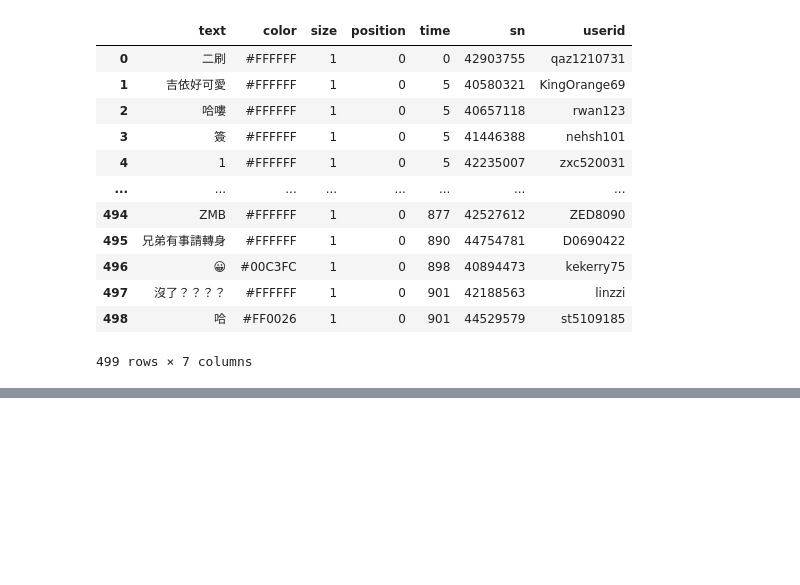
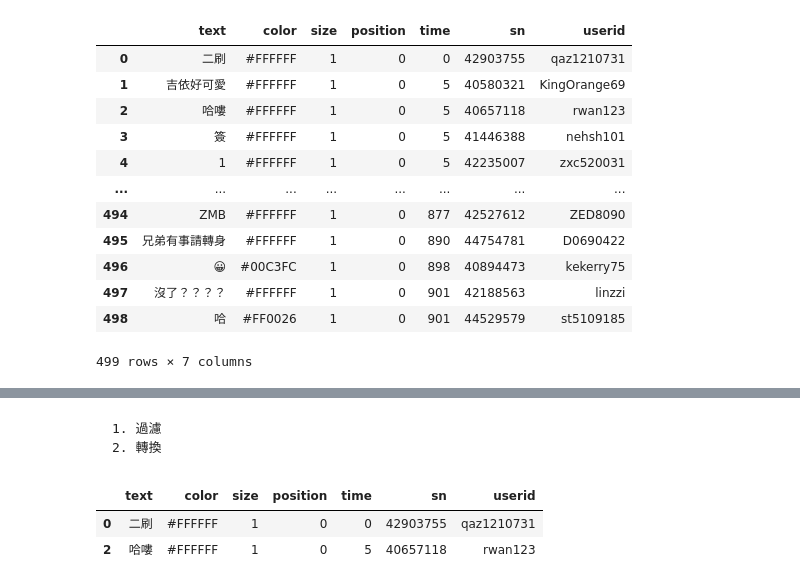
Before and after one commit to Elwing-Chou/tibame_0618, a Jupyter notebook: tibame_0626.ipynb, the cells around one changed output, grey strips where cells are left out. Drawn from its saved outputs; the diff is of its cells as text; code cells hidden in the pictures; blank space fills up the shorter version.

````diff
--- a/tibame_0626.ipynb
+++ b/tibame_0626.ipynb
@@ -141,0 +128,16 @@ df[cols]
+# %% [markdown]
+
+
+```
+1. 過濾
+2. 轉換
+```
+# %%
+# 過濾操作: 帶入([])跟你資料筆數依樣多的True/False
+# True: 留下 False: 刪除
+fil = [True, False, True]
+df.head(3)[fil]
+# %% [output]
+|  | text | color | size | position | time | sn | userid |
+| 0 | 二刷 | #FFFFFF | 1 | 0 | 0 | 42903755 | qaz1210731 |
+| 2 | 哈嘍 | #FFFFFF | 1 | 0 | 5 | 40657118 | rwan123 |
````
Also changed, not shown: parts of 1 cell of this notebook.
